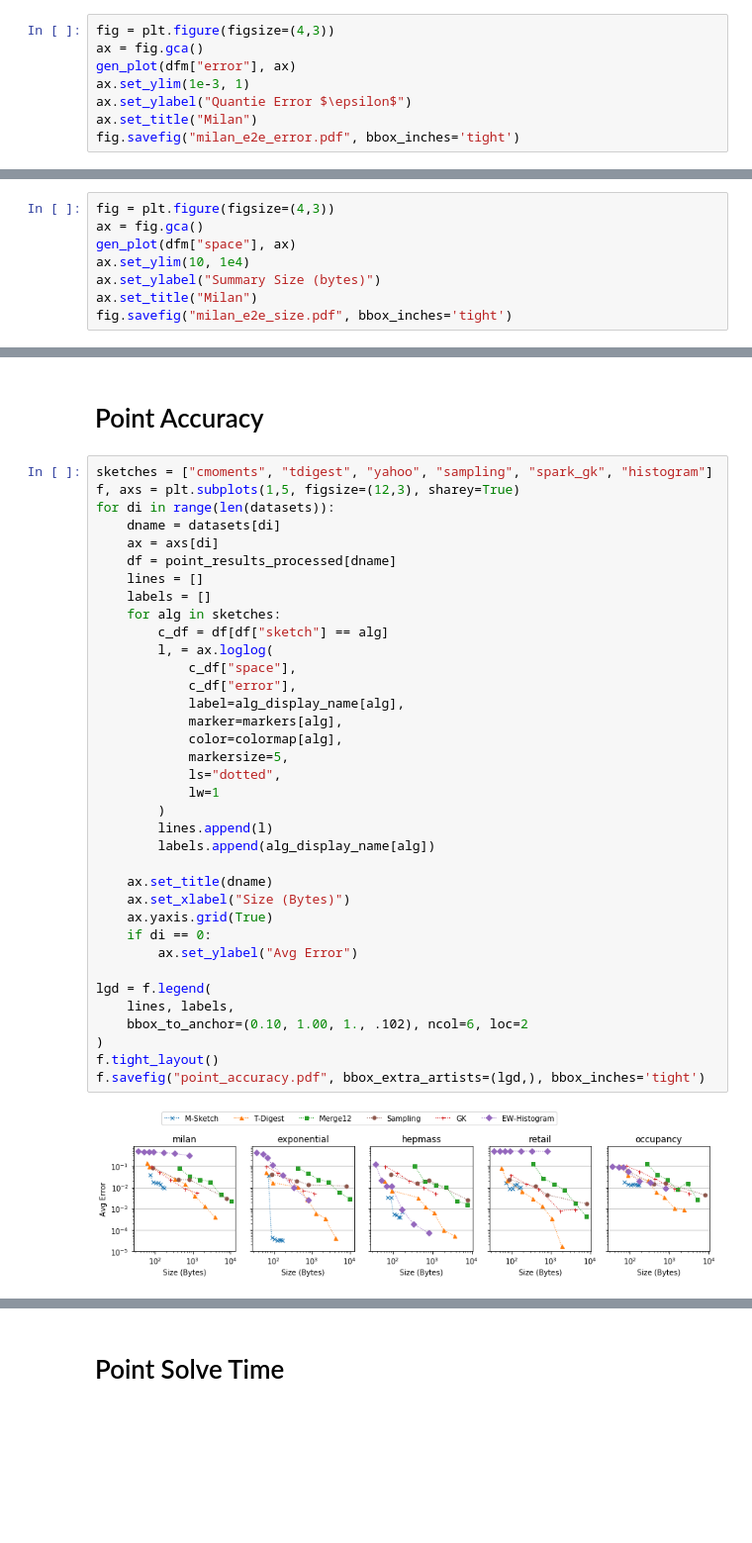
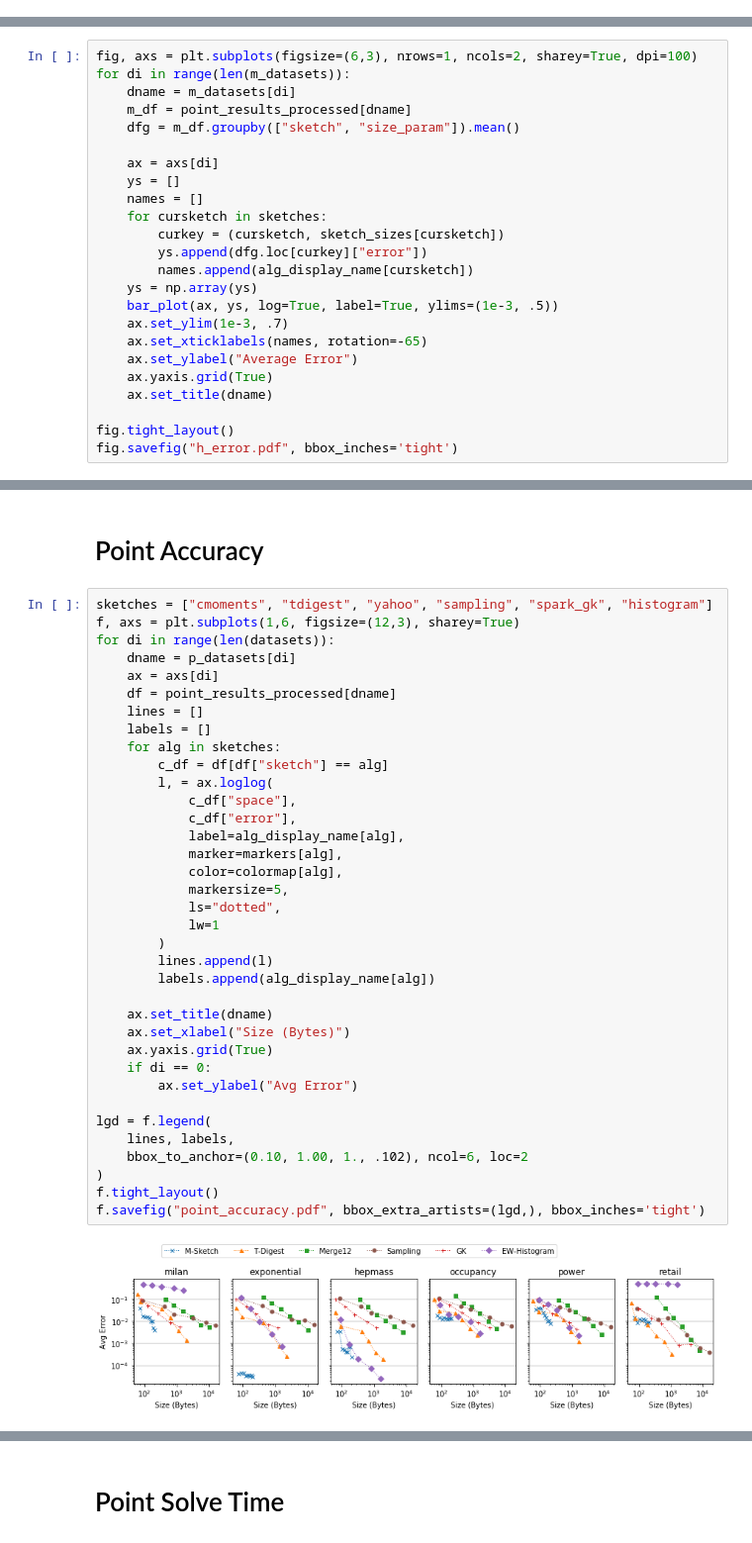
Before and after one commit to stanford-futuredata/msketch, a Jupyter notebook: analysis/Perf Micro Plots.ipynb, the cells around one changed output, grey strips where cells are left out. Shown at 99% size. Drawn from its saved outputs; the diff is of its cells as text; blank space fills up the shorter version.

```diff
--- a/analysis/Perf Micro Plots.ipynb
+++ b/analysis/Perf Micro Plots.ipynb
@@ -197,8 +208,0 @@ fig.savefig("milan_e2e_throughput.pdf", bbox_inches='tight')
-# %%
-fig = plt.figure(figsize=(4,3))
-ax = fig.gca()
-gen_plot(dfm["error"], ax)
-ax.set_ylim(1e-3, 1)
-ax.set_ylabel("Quantie Error $\epsilon$")
-ax.set_title("Milan")
-fig.savefig("milan_e2e_error.pdf", bbox_inches='tight')
@@ -207,8 +208,0 @@ fig.savefig("milan_e2e_error.pdf", bbox_inches='tight')
-# %%
-fig = plt.figure(figsize=(4,3))
-ax = fig.gca()
-gen_plot(dfm["space"], ax)
-ax.set_ylim(10, 1e4)
-ax.set_ylabel("Summary Size (bytes)")
-ax.set_title("Milan")
-fig.savefig("milan_e2e_size.pdf", bbox_inches='tight')
@@ -216,0 +259,24 @@ fig.savefig("milan_e2e_size.pdf", bbox_inches='tight')
+# %%
+fig, axs = plt.subplots(figsize=(6,3), nrows=1, ncols=2, sharey=True, dpi=100)
+for di in range(len(m_datasets)):
+    dname = m_datasets[di]
+    m_df = point_results_processed[dname]
+    dfg = m_df.groupby(["sketch", "size_param"]).mean()
+
+    ax = axs[di]
+    ys = []
+    names = []
+    for cursketch in sketches:
+        curkey = (cursketch, sketch_sizes[cursketch])
+        ys.append(dfg.loc[curkey]["error"])
+        names.append(alg_display_name[cursketch])
+    ys = np.array(ys)
+    bar_plot(ax, ys, log=True, label=True, ylims=(1e-3, .5))
+    ax.set_ylim(1e-3, .7)
+    ax.set_xticklabels(names, rotation=-65)
+    ax.set_ylabel("Average Error")
+    ax.yaxis.grid(True)
+    ax.set_title(dname)
+
+fig.tight_layout()
+fig.savefig("h_error.pdf", bbox_inches='tight')
@@ -218,39 +286,39 @@ fig.savefig("milan_e2e_size.pdf", bbox_inches='tight')
 # Point Accuracy
 # %%
 sketches = ["cmoments", "tdigest", "yahoo", "sampling", "spark_gk", "histogram"]
-f, axs = plt.subplots(1,5, figsize=(12,3), sharey=True)
+f, axs = plt.subplots(1,6, figsize=(12,3), sharey=True)
 for di in range(len(datasets)):
-    dname = datasets[di]
+    dname = p_datasets[di]
     ax = axs[di]
     df = point_results_processed[dname]
     lines = []
     labels = []
     for alg in sketches:
         c_df = df[df["sketch"] == alg]
         l, = ax.loglog(
             c_df["space"],
             c_df["error"],
             label=alg_display_name[alg],
             marker=markers[alg],
             color=colormap[alg],
             markersize=5,
             ls="dotted",
             lw=1
         )
         lines.append(l)
         labels.append(alg_display_name[alg])
 
     ax.set_title(dname)
     ax.set_xlabel("Size (Bytes)")
     ax.yaxis.grid(True)
     if di == 0:
         ax.set_ylabel("Avg Error")
 
 lgd = f.legend(
     lines, labels,
     bbox_to_anchor=(0.10, 1.00, 1., .102), ncol=6, loc=2
 )
 f.tight_layout()
 f.savefig("point_accuracy.pdf", bbox_extra_artists=(lgd,), bbox_inches='tight')
 # %% [output]
-[figure, old version]
+[figure, new version]
```
Also changed, not shown: parts of 22 cells of this notebook, 1 other file.
